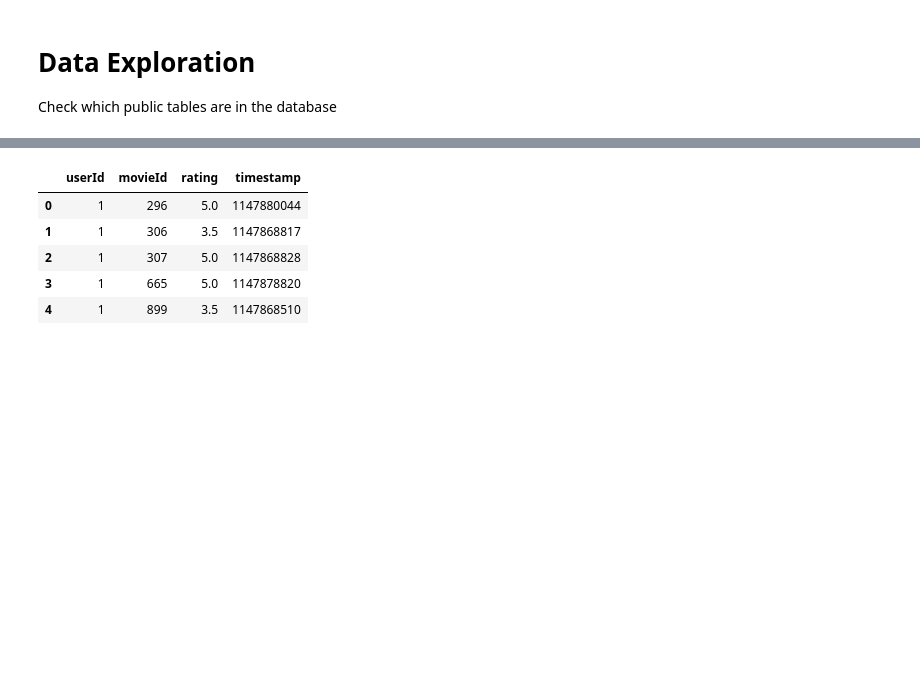
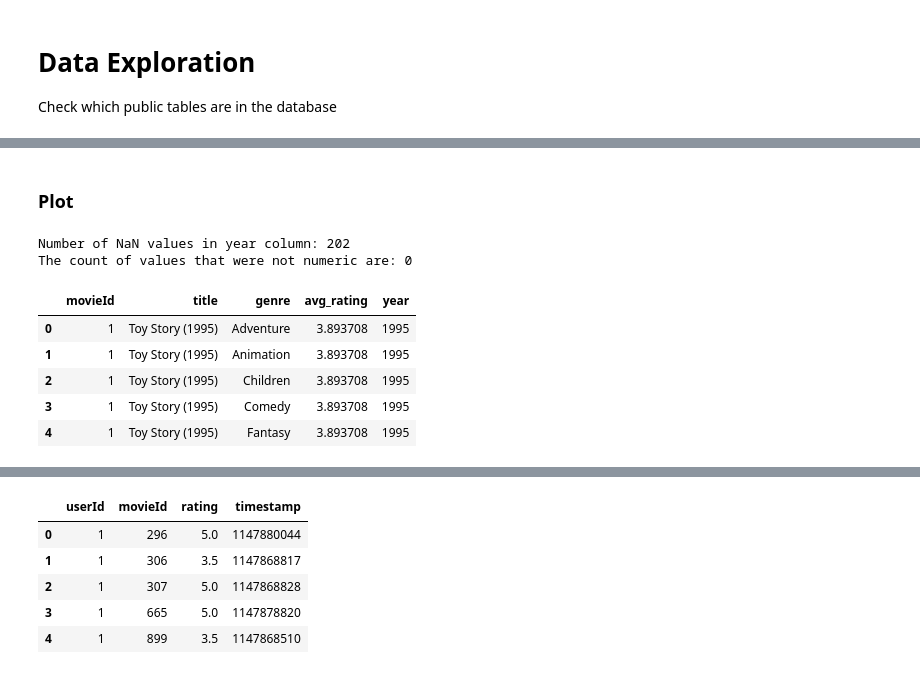
Before and after one commit to lorenz-gorini/bbva_assignment, a Jupyter notebook: notebooks/get_dataset.ipynb, the cells around one changed output, grey strips where cells are left out. Saved outputs shown, nothing was run; the diff lists cells and outputs as text; code cells hidden in the pictures; blank space fills up the shorter version.

```diff
--- a/notebooks/get_dataset.ipynb
+++ b/notebooks/get_dataset.ipynb
@@ -48,0 +97,7 @@ print(record)
+# %%
+movies_per_year = movies_df.groupby("year").size()
+max_movies_per_year = movies_per_year.max()
+max_movies_per_year_year = movies_per_year.idxmax()
+print(
+    f"Maximum number of movies released in a year: {max_movies_per_year} in {max_movies_per_year_year}"
+)
@@ -53,0 +373,23 @@ print(record)
+# %% [markdown]
+### Plot
+# %%
+# Extract the year from the title e.g. 1995
+col_w_brackets = avg_rating_by_movie_df.title.str.extract("(\(\d\d\d\d\))", expand=False)
+avg_rating_by_movie_df["year"] = col_w_brackets.str.extract("(\d\d\d\d)", expand=False)
+# Count NaN values in year column and remove them
+print(f"Number of NaN values in year column: {avg_rating_by_movie_df.year.isna().sum()}")
+avg_rating_by_movie_df = avg_rating_by_movie_df[~avg_rating_by_movie_df.year.isna()]
+# Convert year column to int
+avg_rating_by_movie_df["year"] = pd.to_numeric(avg_rating_by_movie_df.year, errors="coerce").astype(int)
+print(f"The count of values that were not numeric are: {avg_rating_by_movie_df.year.isna().sum()}")
+
+avg_rating_by_movie_df.head()
+# %% [output]
+Number of NaN values in year column: 202
+The count of values that were not numeric are: 0
+|  | movieId | title | genre | avg_rating | year |
+| 0 | 1 | Toy Story (1995) | Adventure | 3.893708 | 1995 |
+| 1 | 1 | Toy Story (1995) | Animation | 3.893708 | 1995 |
+| 2 | 1 | Toy Story (1995) | Children | 3.893708 | 1995 |
+| 3 | 1 | Toy Story (1995) | Comedy | 3.893708 | 1995 |
+| 4 | 1 | Toy Story (1995) | Fantasy | 3.893708 | 1995 |
```
Also changed, not shown: parts of 52 cells of this notebook, 2 other files.
